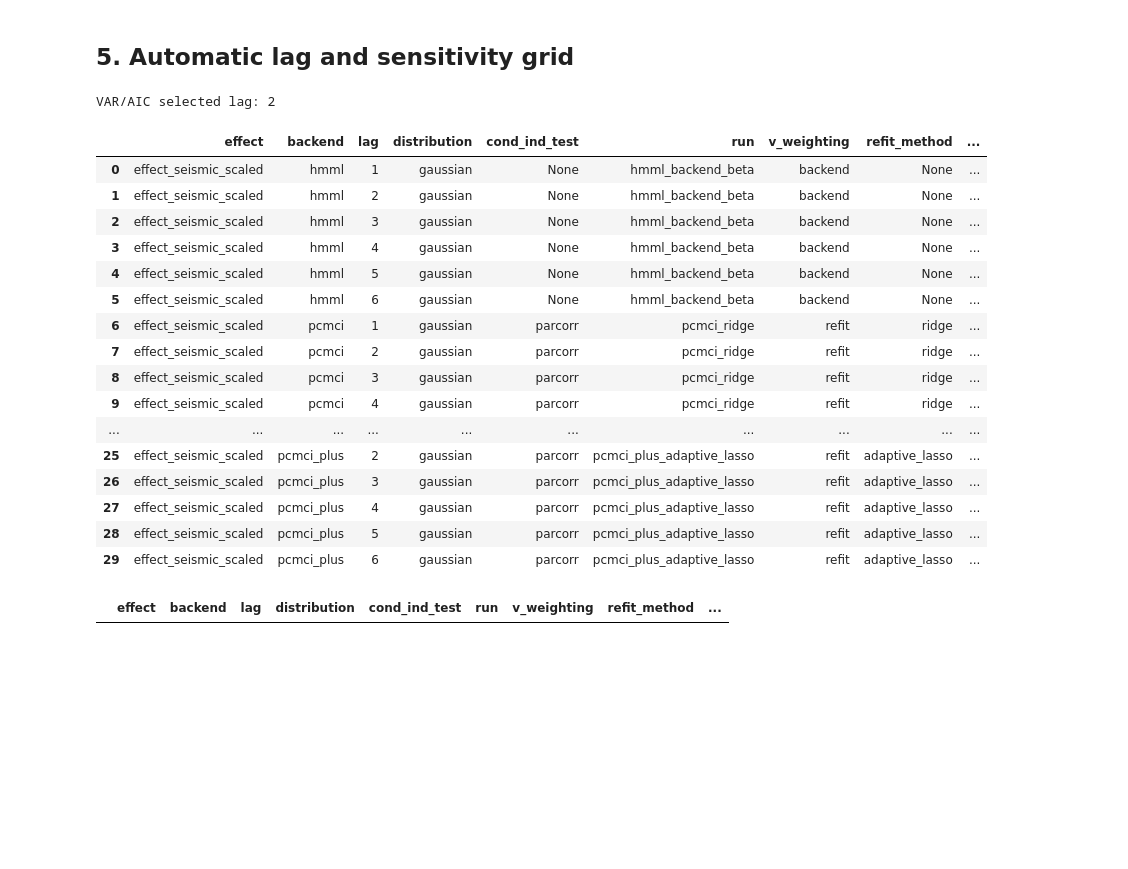
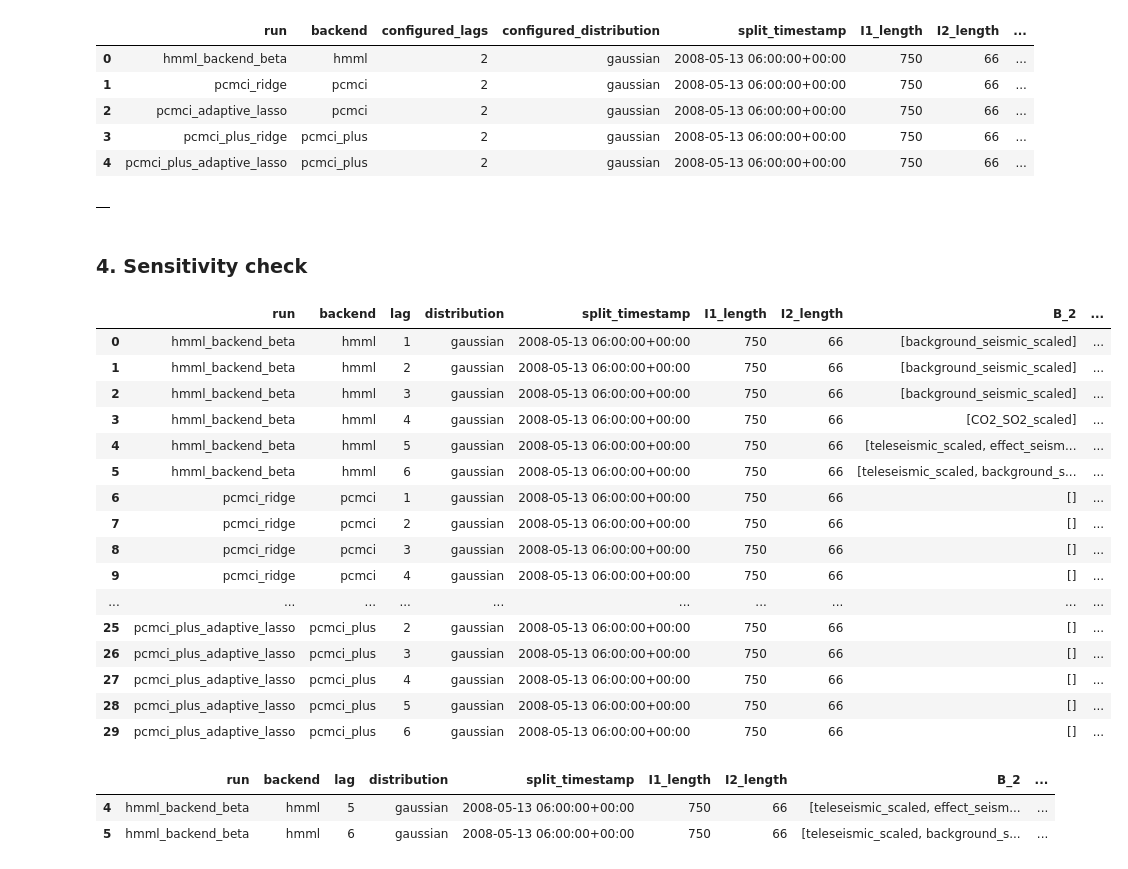
Before and after one commit to alectois/Distinguishing-Causes-and-Triggers-in-Volcanic-and-Seismic-Processes, a Jupyter notebook: notebooks/etna_cause_trigger.ipynb, the cells around one changed output. Saved outputs shown, nothing was run; the diff lists cells and outputs as text; code cells hidden in the pictures; blank space fills up the shorter version.

```diff
--- a/notebooks/etna_cause_trigger.ipynb
+++ b/notebooks/etna_cause_trigger.ipynb
@@ -130,42 +96,51 @@ plot_effect_with_split(
+# %%
+display(compact_comparison(comparison))
+#display(comparison)
+# %% [output]
+|  | run | backend | configured_lags | configured_distribution | split_timestamp | I1_length | I2_length | ... |
+| 0 | hmml_backend_beta | hmml | 2 | gaussian | 2008-05-13 06:00:00+00:00 | 750 | 66 | ... |
+| 1 | pcmci_ridge | pcmci | 2 | gaussian | 2008-05-13 06:00:00+00:00 | 750 | 66 | ... |
+| 2 | pcmci_adaptive_lasso | pcmci | 2 | gaussian | 2008-05-13 06:00:00+00:00 | 750 | 66 | ... |
+| 3 | pcmci_plus_ridge | pcmci_plus | 2 | gaussian | 2008-05-13 06:00:00+00:00 | 750 | 66 | ... |
+| 4 | pcmci_plus_adaptive_lasso | pcmci_plus | 2 | gaussian | 2008-05-13 06:00:00+00:00 | 750 | 66 | ... |
+# %%
+display(compact_diagnostics(diagnostics))
+#display(diagnostics)
+# %% [output]
+|  |
 # %% [markdown]
-## 5. Automatic lag and sensitivity grid
+### 4. Sensitivity check
 # %%
-selected_lag = select_lag_by_var(
-    X,
-    EFFECT,
-    max_lags=workflow.max_lags,
-    criterion="aic",
-    fallback_lag=1,
-)
-print("VAR/AIC selected lag:", selected_lag)
-
 sensitivity = run_sensitivity_grid(
     X,
     workflow,
     lags=range(1, workflow.max_lags + 1),
-    distributions=("gaussian",),
+    distributions=(workflow.distribution,),
     cond_ind_test="parcorr",
 )
-
-display(sensitivity)
-display(sensitivity[sensitivity["accepted_triggers"].apply(lambda x: isinstance(x, list) and len(x) > 0)])
-# %% [output]
-VAR/AIC selected lag: 2
-|  | effect | backend | lag | distribution | cond_ind_test | run | v_weighting | refit_method | ... |
-| 0 | effect_seismic_scaled | hmml | 1 | gaussian | None | hmml_backend_beta | backend | None | ... |
-| 1 | effect_seismic_scaled | hmml | 2 | gaussian | None | hmml_backend_beta | backend | None | ... |
-| 2 | effect_seismic_scaled | hmml | 3 | gaussian | None | hmml_backend_beta | backend | None | ... |
-| 3 | effect_seismic_scaled | hmml | 4 | gaussian | None | hmml_backend_beta | backend | None | ... |
-| 4 | effect_seismic_scaled | hmml | 5 | gaussian | None | hmml_backend_beta | backend | None | ... |
-| 5 | effect_seismic_scaled | hmml | 6 | gaussian | None | hmml_backend_beta | backend | None | ... |
-| 6 | effect_seismic_scaled | pcmci | 1 | gaussian | parcorr | pcmci_ridge | refit | ridge | ... |
-| 7 | effect_seismic_scaled | pcmci | 2 | gaussian | parcorr | pcmci_ridge | refit | ridge | ... |
-| 8 | effect_seismic_scaled | pcmci | 3 | gaussian | parcorr | pcmci_ridge | refit | ridge | ... |
-| 9 | effect_seismic_scaled | pcmci | 4 | gaussian | parcorr | pcmci_ridge | refit | ridge | ... |
-| ... | ... | ... | ... | ... | ... | ... | ... | ... | ... |
-| 25 | effect_seismic_scaled | pcmci_plus | 2 | gaussian | parcorr | pcmci_plus_adaptive_lasso | refit | adaptive_lasso | ... |
-| 26 | effect_seismic_scaled | pcmci_plus | 3 | gaussian | parcorr | pcmci_plus_adaptive_lasso | refit | adaptive_lasso | ... |
-| 27 | effect_seismic_scaled | pcmci_plus | 4 | gaussian | parcorr | pcmci_plus_adaptive_lasso | refit | adaptive_lasso | ... |
-| 28 | effect_seismic_scaled | pcmci_plus | 5 | gaussian | parcorr | pcmci_plus_adaptive_lasso | refit | adaptive_lasso | ... |
-| 29 | effect_seismic_scaled | pcmci_plus | 6 | gaussian | parcorr | pcmci_plus_adaptive_lasso | refit | adaptive_lasso | ... |
-|  | effect | backend | lag | distribution | cond_ind_test | run | v_weighting | refit_method | ... |
+# %%
+display(compact_sensitivity(sensitivity))
+# %% [output]
+|  | run | backend | lag | distribution | split_timestamp | I1_length | I2_length | B_2 | ... |
+| 0 | hmml_backend_beta | hmml | 1 | gaussian | 2008-05-13 06:00:00+00:00 | 750 | 66 | [background_seismic_scaled] | ... |
+| 1 | hmml_backend_beta | hmml | 2 | gaussian | 2008-05-13 06:00:00+00:00 | 750 | 66 | [background_seismic_scaled] | ... |
+| 2 | hmml_backend_beta | hmml | 3 | gaussian | 2008-05-13 06:00:00+00:00 | 750 | 66 | [background_seismic_scaled] | ... |
+| 3 | hmml_backend_beta | hmml | 4 | gaussian | 2008-05-13 06:00:00+00:00 | 750 | 66 | [CO2_SO2_scaled] | ... |
+| 4 | hmml_backend_beta | hmml | 5 | gaussian | 2008-05-13 06:00:00+00:00 | 750 | 66 | [teleseismic_scaled, effect_seism... | ... |
+| 5 | hmml_backend_beta | hmml | 6 | gaussian | 2008-05-13 06:00:00+00:00 | 750 | 66 | [teleseismic_scaled, background_s... | ... |
+| 6 | pcmci_ridge | pcmci | 1 | gaussian | 2008-05-13 06:00:00+00:00 | 750 | 66 | [] | ... |
+| 7 | pcmci_ridge | pcmci | 2 | gaussian | 2008-05-13 06:00:00+00:00 | 750 | 66 | [] | ... |
+| 8 | pcmci_ridge | pcmci | 3 | gaussian | 2008-05-13 06:00:00+00:00 | 750 | 66 | [] | ... |
+| 9 | pcmci_ridge | pcmci | 4 | gaussian | 2008-05-13 06:00:00+00:00 | 750 | 66 | [] | ... |
+| ... | ... | ... | ... | ... | ... | ... | ... | ... | ... |
+| 25 | pcmci_plus_adaptive_lasso | pcmci_plus | 2 | gaussian | 2008-05-13 06:00:00+00:00 | 750 | 66 | [] | ... |
+| 26 | pcmci_plus_adaptive_lasso | pcmci_plus | 3 | gaussian | 2008-05-13 06:00:00+00:00 | 750 | 66 | [] | ... |
+| 27 | pcmci_plus_adaptive_lasso | pcmci_plus | 4 | gaussian | 2008-05-13 06:00:00+00:00 | 750 | 66 | [] | ... |
+| 28 | pcmci_plus_adaptive_lasso | pcmci_plus | 5 | gaussian | 2008-05-13 06:00:00+00:00 | 750 | 66 | [] | ... |
+| 29 | pcmci_plus_adaptive_lasso | pcmci_plus | 6 | gaussian | 2008-05-13 06:00:00+00:00 | 750 | 66 | [] | ... |
+# %%
+display(accepted_sensitivity_rows(sensitivity))
+# %% [output]
+|  | run | backend | lag | distribution | split_timestamp | I1_length | I2_length | B_2 | ... |
+| 4 | hmml_backend_beta | hmml | 5 | gaussian | 2008-05-13 06:00:00+00:00 | 750 | 66 | [teleseismic_scaled, effect_seism... | ... |
+| 5 | hmml_backend_beta | hmml | 6 | gaussian | 2008-05-13 06:00:00+00:00 | 750 | 66 | [teleseismic_scaled, background_s... | ... |
```
Also changed, not shown: parts of 13 cells of this notebook, 4 other files.
